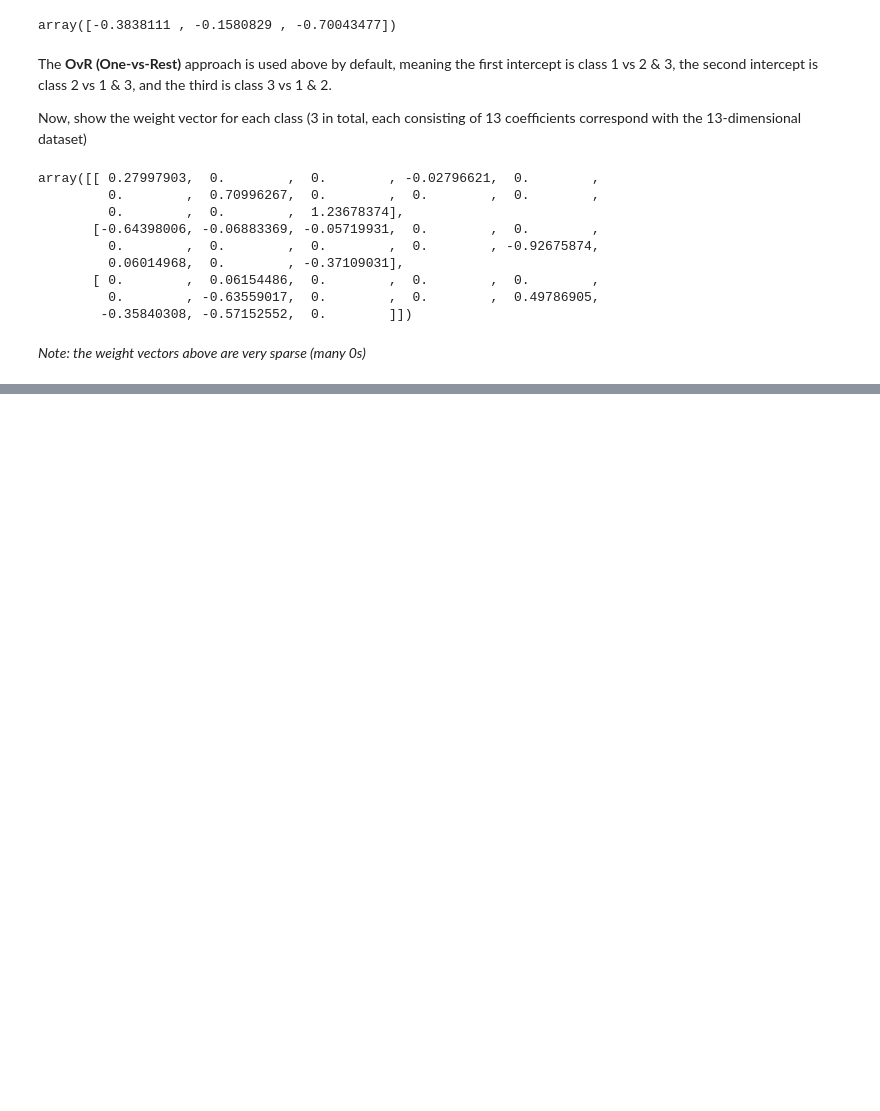
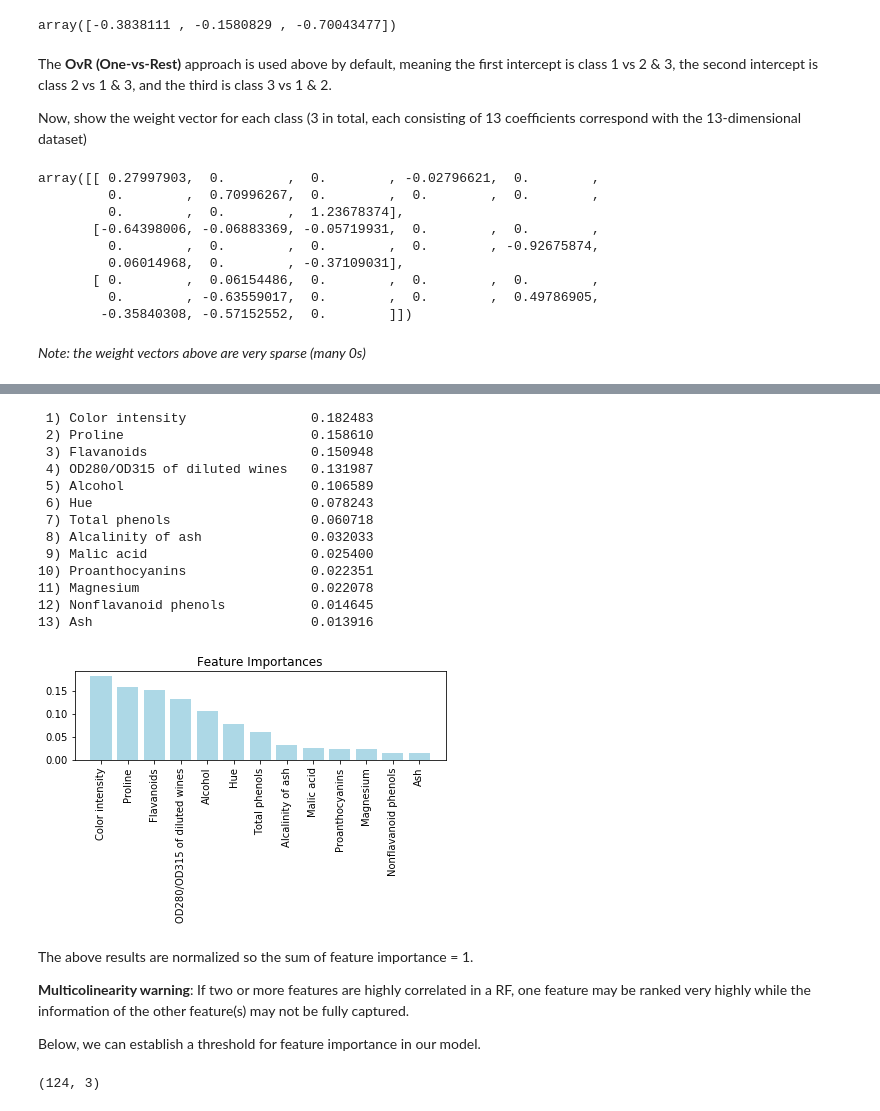
Before and after one commit to rustymccloud/samu, a Jupyter notebook: raschka/4-data-prep.ipynb, the cells around one changed output, grey strips where cells are left out. Saved outputs shown, nothing was run; the diff lists cells and outputs as text; code cells hidden in the pictures; blank space fills up the shorter version.

```diff
--- a/raschka/4-data-prep.ipynb
+++ b/raschka/4-data-prep.ipynb
@@ -310,0 +458,4 @@ array([[ 0.27997903,  0.        ,  0.        , -0.02796621,  0.        ,
+# %%
+knn.fit(X_train_std, y_train)
+print('Training accuracy:', knn.score(X_train_std, y_train))
+print('Test accuracy:', knn.score(X_test_std, y_test))
@@ -310,0 +465,4 @@ array([[ 0.27997903,  0.        ,  0.        , -0.02796621,  0.        ,
+# %%
+knn.fit(X_train_std[:, k5], y_train)
+print('Training accuracy:', knn.score(X_train_std[:, k5], y_train))
+print('Test accuracy:', knn.score(X_test_std[:, k5], y_test))
@@ -310,0 +484,60 @@ array([[ 0.27997903,  0.        ,  0.        , -0.02796621,  0.        ,
+# %%
+from sklearn.ensemble import RandomForestClassifier
+
+feat_labels = df_wine.columns[1:]
+
+forest = RandomForestClassifier(n_estimators=10000,
+                                random_state=0,
+                                n_jobs=-1)
+
+forest.fit(X_train, y_train)
+importances = forest.feature_importances_
+
+indices = np.argsort(importances)[::-1]
+
+for f in range(X_train.shape[1]):
+    print("%2d) %-*s %f" % (f + 1, 30,
+                            feat_labels[indices[f]],
+                            importances[indices[f]]))
+
+plt.title('Feature Importances')
+plt.bar(range(X_train.shape[1]),
+        importances[indices],
+        color='lightblue',
+        align='center')
+
+plt.xticks(range(X_train.shape[1]),
+           feat_labels[indices], rotation=90)
+plt.xlim([-1, X_train.shape[1]])
+plt.tight_layout()
+#plt.savefig('./random_forest.png', dpi=300)
+plt.show()
+# %% [output]
+ 1) Color intensity                0.182483
+ 2) Proline                        0.158610
+ 3) Flavanoids                     0.150948
+ 4) OD280/OD315 of diluted wines   0.131987
+ 5) Alcohol                        0.106589
+ 6) Hue                            0.078243
+ 7) Total phenols                  0.060718
+ 8) Alcalinity of ash              0.032033
+ 9) Malic acid                     0.025400
+10) Proanthocyanins                0.022351
+11) Magnesium                      0.022078
+12) Nonflavanoid phenols           0.014645
+13) Ash                            0.013916
+[figure, added]
+# %% [markdown]
+The above results are normalized so the sum of feature importance = 1.
+
+**Multicolinearity warning**: If two or more features are highly correlated in a RF, one feature may be ranked very highly while the information of the other feature(s) may not be fully captured.
+
+Below, we can establish a threshold for feature importance in our model.
+# %%
+from sklearn.feature_selection import SelectFromModel
+sfm = SelectFromModel(forest, threshold=0.15, prefit=True)
+X_selected = sfm.transform(X_train)
+
+X_selected.shape
+# %% [output]
+(124, 3)
```
Also changed, not shown: parts of 17 cells of this notebook.
